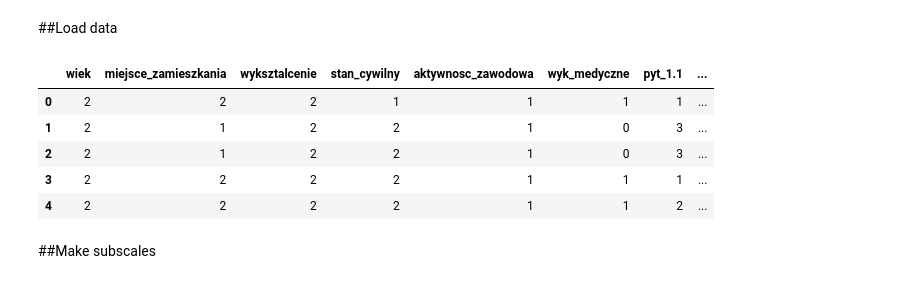
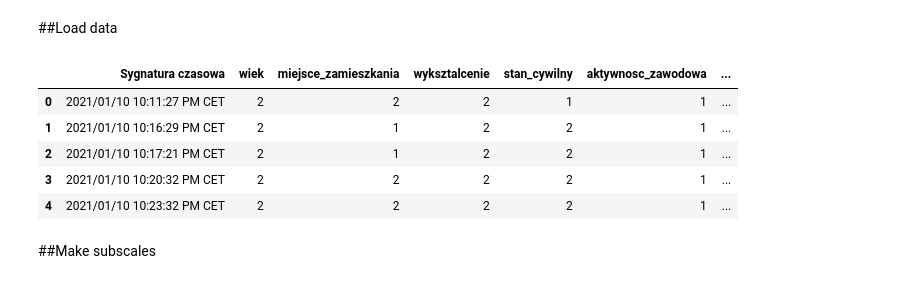
Before and after one commit to BartoszJanJerzy/stats, a Jupyter notebook: stata_AW.ipynb, the cells around one changed output. Cells and saved outputs as stored; diff of their text form; code cells hidden in the pictures.

```diff
--- a/stata_AW.ipynb
+++ b/stata_AW.ipynb
@@ -53,17 +175,17 @@ pandas.util.testing is deprecated. Use the functions in the public API at pandas
 # %% [markdown]
 ##Load data
 # %%
-raw_data = pd.read_excel('data.xlsx','Data')
+raw_data = pd.read_excel('data.xlsx')
 data = raw_data.copy()
-data.drop('Sygnatura czasowa', axis=1, inplace=True)
+# data.drop('Sygnatura czasowa', axis=1, inplace=True)
 data.head()
 # %% [output]
-|  | wiek | miejsce_zamieszkania | wyksztalcenie | stan_cywilny | aktywnosc_zawodowa | wyk_medyczne | pyt_1.1 | ... |
-| 0 | 2 | 2 | 2 | 1 | 1 | 1 | 1 | ... |
-| 1 | 2 | 1 | 2 | 2 | 1 | 0 | 3 | ... |
-| 2 | 2 | 1 | 2 | 2 | 1 | 0 | 3 | ... |
-| 3 | 2 | 2 | 2 | 2 | 1 | 1 | 1 | ... |
-| 4 | 2 | 2 | 2 | 2 | 1 | 1 | 2 | ... |
+|  | Sygnatura czasowa | wiek | miejsce_zamieszkania | wyksztalcenie | stan_cywilny | aktywnosc_zawodowa | ... |
+| 0 | 2021/01/10 10:11:27 PM CET | 2 | 2 | 2 | 1 | 1 | ... |
+| 1 | 2021/01/10 10:16:29 PM CET | 2 | 1 | 2 | 2 | 1 | ... |
+| 2 | 2021/01/10 10:17:21 PM CET | 2 | 1 | 2 | 2 | 1 | ... |
+| 3 | 2021/01/10 10:20:32 PM CET | 2 | 2 | 2 | 2 | 1 | ... |
+| 4 | 2021/01/10 10:23:32 PM CET | 2 | 2 | 2 | 2 | 1 | ... |
 # %% [markdown]
 ##Make subscales
 # %%
```
Also changed, not shown: parts of 114 cells of this notebook.
